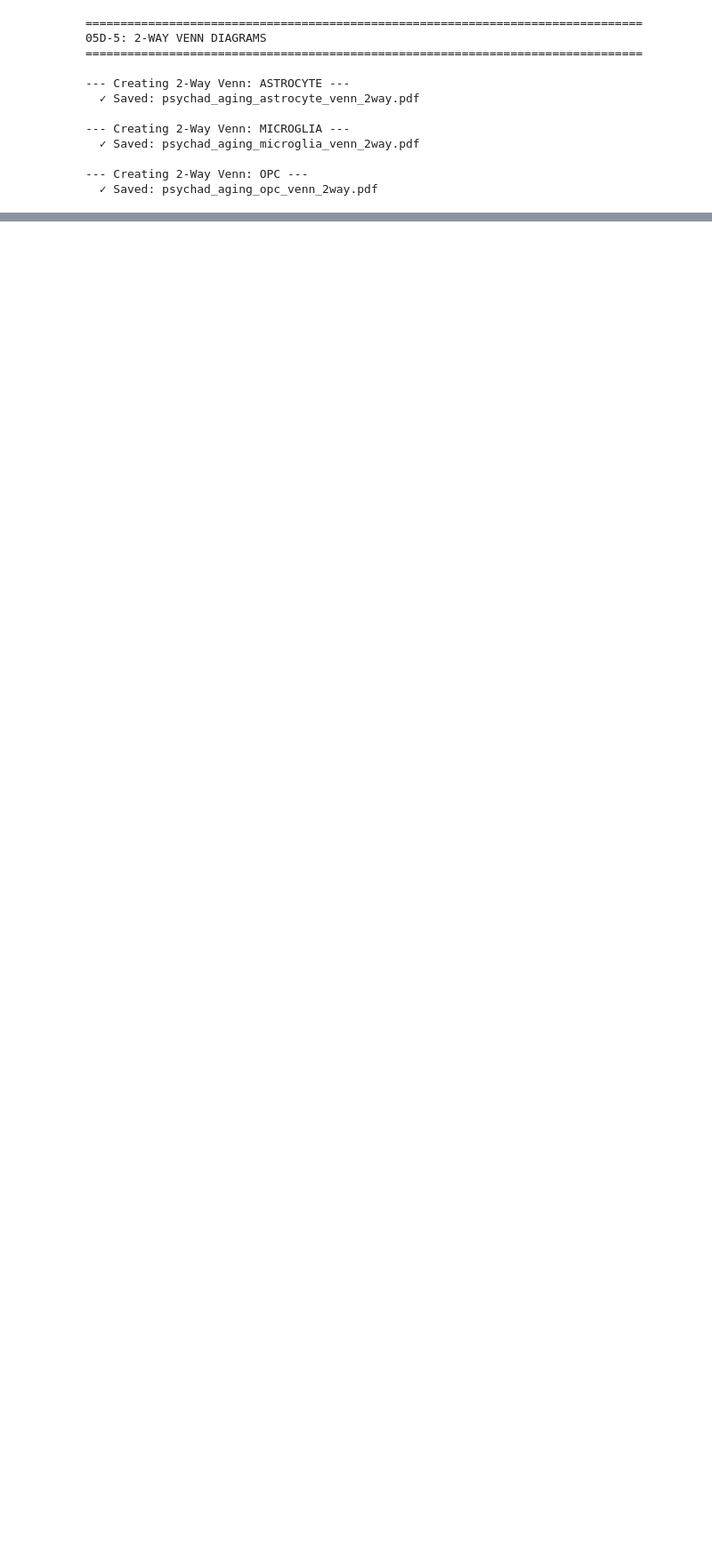
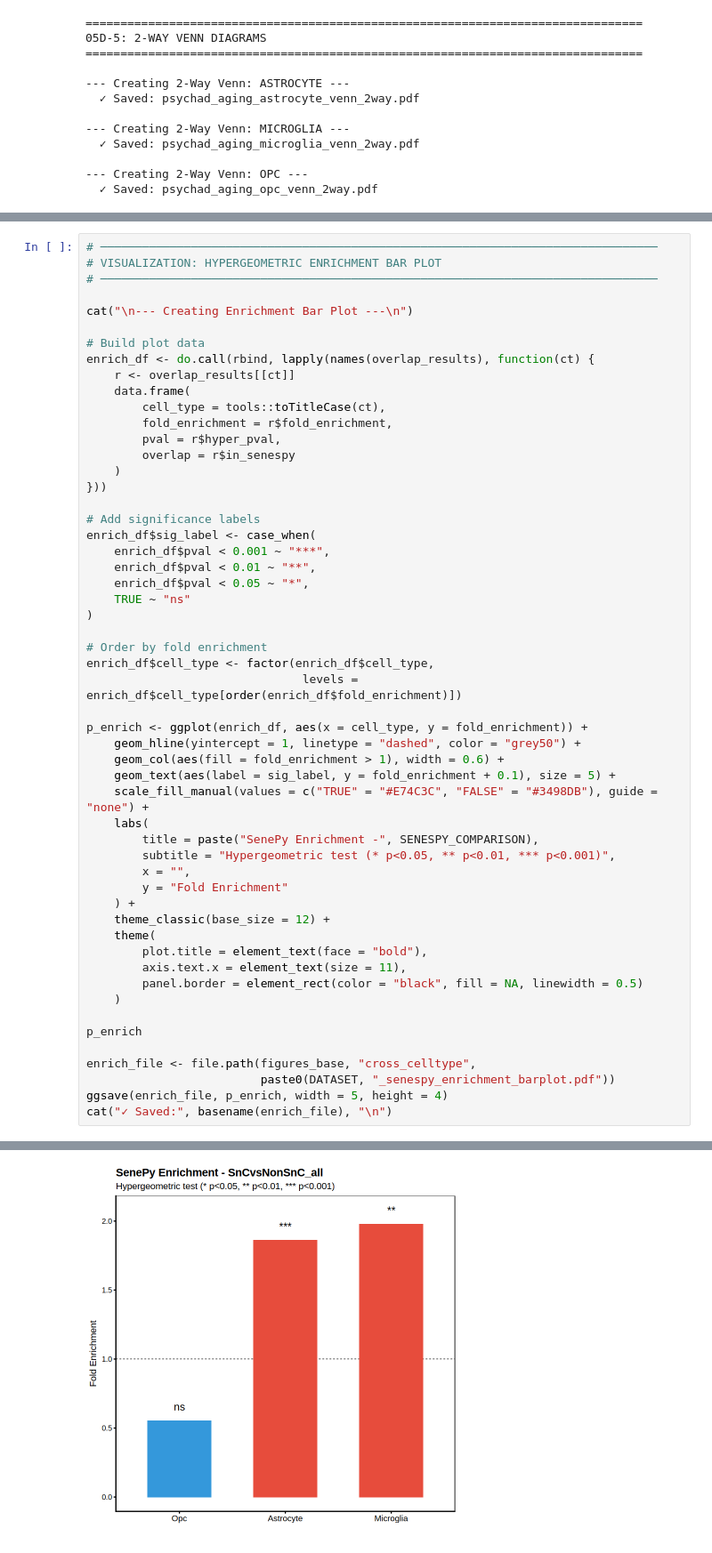
Before and after one commit to TheSaezAtienzarLab/Brain_Aging_and_AD_Senescence, a Jupyter notebook: scripts/05_deg_analysis.ipynb, the cells around one changed output, grey strips where cells are left out. Shown at 89% size. Drawn from its saved outputs; the diff is of its cells as text; blank space fills up the shorter version.

```diff
--- a/scripts/05_deg_analysis.ipynb
+++ b/scripts/05_deg_analysis.ipynb
@@ -1764,0 +2039,55 @@ cat("===========================================================================
+# %%
+# ────────────────────────────────────────────────────────────────────────────────
+# VISUALIZATION: HYPERGEOMETRIC ENRICHMENT BAR PLOT
+# ────────────────────────────────────────────────────────────────────────────────
+
+cat("\n--- Creating Enrichment Bar Plot ---\n")
+
+# Build plot data
+enrich_df <- do.call(rbind, lapply(names(overlap_results), function(ct) {
+    r <- overlap_results[[ct]]
+    data.frame(
+        cell_type = tools::toTitleCase(ct),
+        fold_enrichment = r$fold_enrichment,
+        pval = r$hyper_pval,
+        overlap = r$in_senespy
+    )
+}))
+
+# Add significance labels
+enrich_df$sig_label <- case_when(
+    enrich_df$pval < 0.001 ~ "***",
+    enrich_df$pval < 0.01 ~ "**",
+    enrich_df$pval < 0.05 ~ "*",
+    TRUE ~ "ns"
+)
+
+# Order by fold enrichment
+enrich_df$cell_type <- factor(enrich_df$cell_type,
+                               levels = enrich_df$cell_type[order(enrich_df$fold_enrichment)])
+
+p_enrich <- ggplot(enrich_df, aes(x = cell_type, y = fold_enrichment)) +
+    geom_hline(yintercept = 1, linetype = "dashed", color = "grey50") +
+    geom_col(aes(fill = fold_enrichment > 1), width = 0.6) +
+    geom_text(aes(label = sig_label, y = fold_enrichment + 0.1), size = 5) +
+    scale_fill_manual(values = c("TRUE" = "#E74C3C", "FALSE" = "#3498DB"), guide = "none") +
+    labs(
+        title = paste("SenePy Enrichment -", SENESPY_COMPARISON),
+        subtitle = "Hypergeometric test (* p<0.05, ** p<0.01, *** p<0.001)",
+        x = "",
+        y = "Fold Enrichment"
+    ) +
+    theme_classic(base_size = 12) +
+    theme(
+        plot.title = element_text(face = "bold"),
+        axis.text.x = element_text(size = 11),
+        panel.border = element_rect(color = "black", fill = NA, linewidth = 0.5)
+    )
+
+p_enrich
+
+enrich_file <- file.path(figures_base, "cross_celltype",
+                         paste0(DATASET, "_senespy_enrichment_barplot.pdf"))
+ggsave(enrich_file, p_enrich, width = 5, height = 4)
+cat("✓ Saved:", basename(enrich_file), "\n")
+# %% [output]
@@ -1764,0 +2096 @@ cat("===========================================================================
+[figure, added]
```
Also changed, not shown: parts of 11 cells of this notebook, 6 other files.
